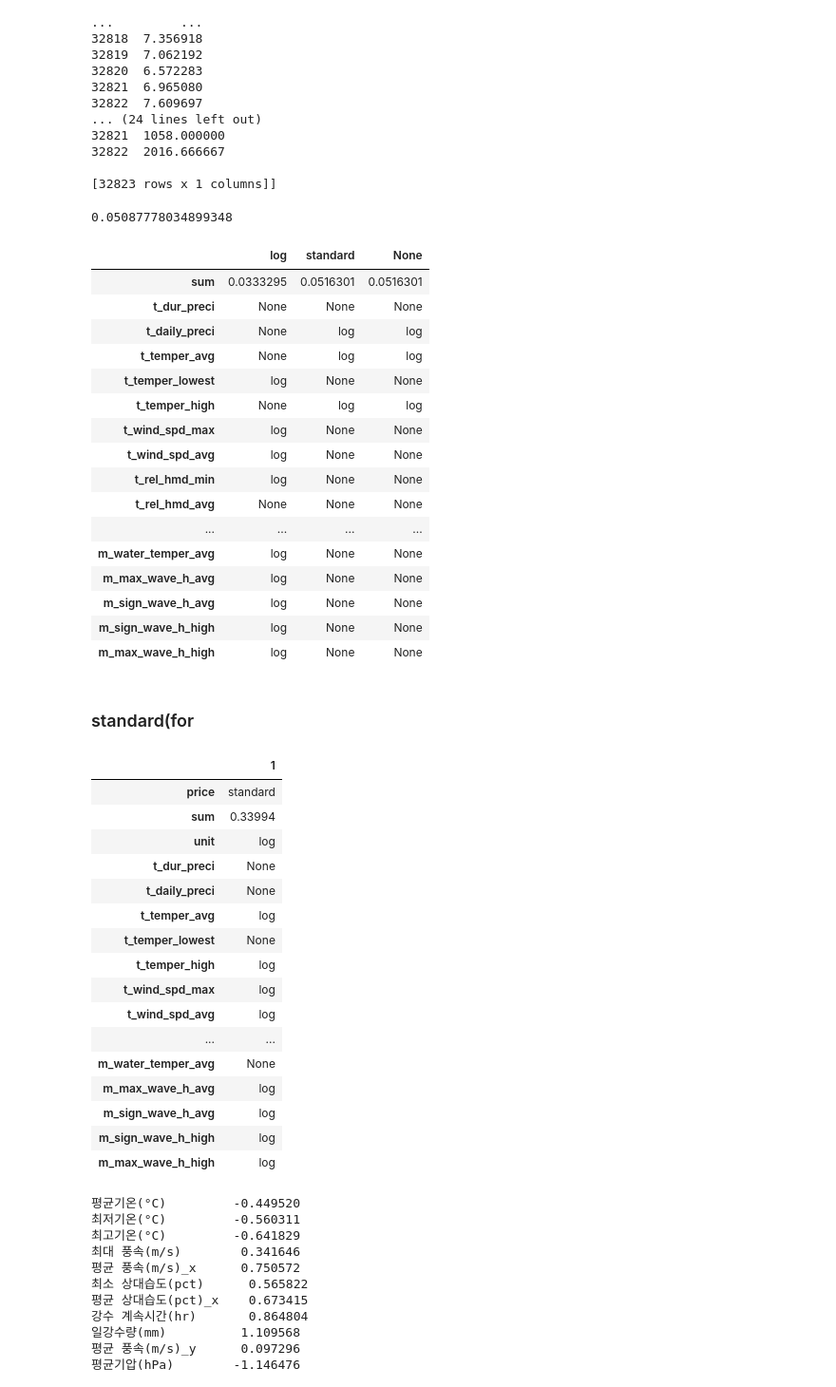
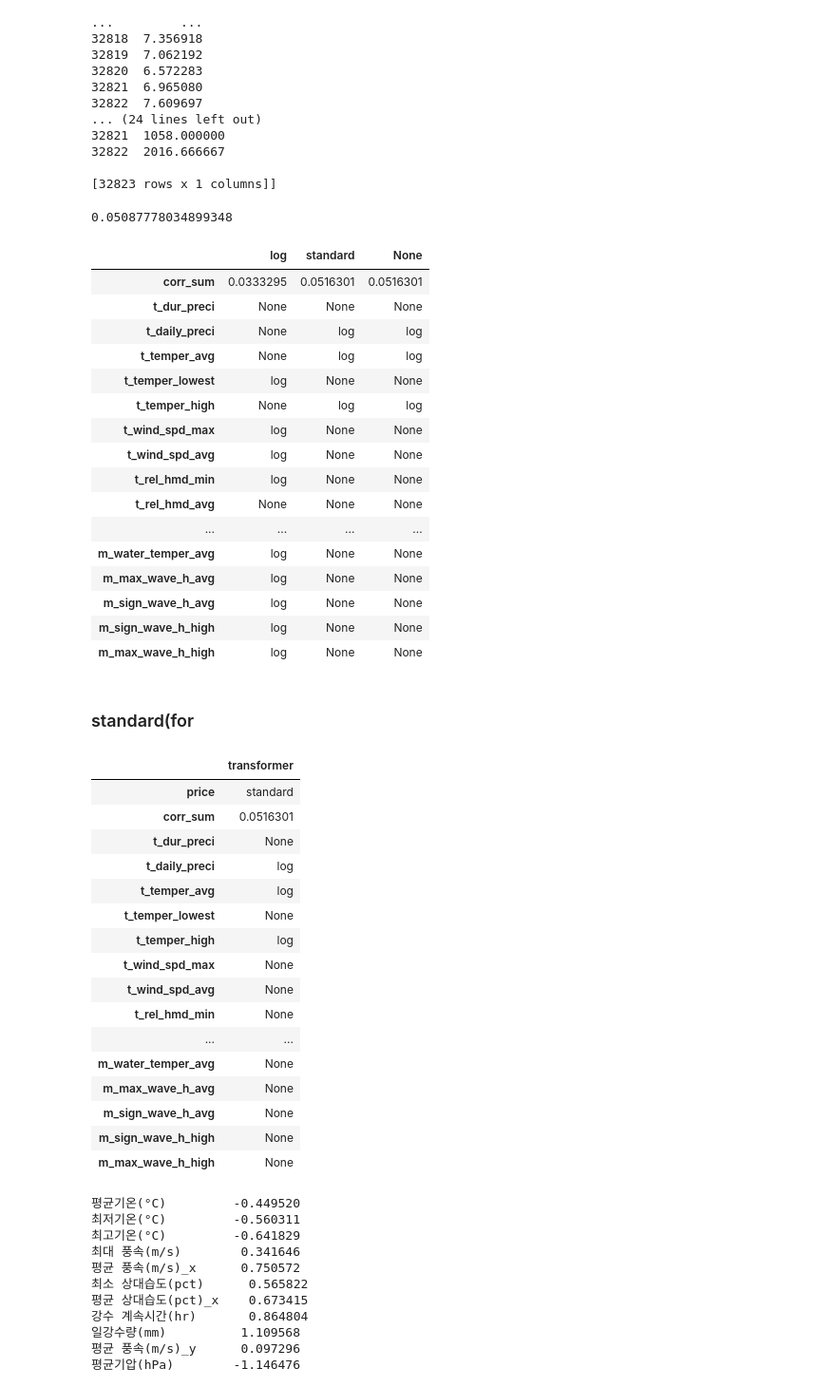
Before and after one commit to meowpunch/bobsim-research, a Jupyter notebook: src/main/python/naive_correlation.ipynb, the cells around one changed output. Shown at 95% size. Drawn from its saved outputs; the diff is of its cells as text; code cells hidden in the pictures.

```diff
--- a/src/main/python/naive_correlation.ipynb
+++ b/src/main/python/naive_correlation.ipynb
@@ -42,12 +42,6 @@ def sum_corr(df):
     # method{‘pearson’, ‘kendall’, ‘spearman’}
     corr = df.corr()
     return abs(corr['price'].drop('price')).sum()
-
-def analyze_skew(df):
-    return get_skews(df)
-
-def analyze_coef(df):
-    return sum_coef(df)
 
 def transform(transformer, df):
     if isinstance(transformer, TransformerMixin):
@@ -101,7 +95,7 @@ def grid_search(X: pd.DataFrame, y: pd.Series):
     return pd.DataFrame(result, columns=X.columns, index=t_names_y)
 
 def get_final_df(df):
-    sum_df = pd.DataFrame(np.array(df.values.tolist())[:, :, 1], df.index, df.columns).astype("float").sum(axis=1).rename("sum")
+    sum_df = pd.DataFrame(np.array(df.values.tolist())[:, :, 1], df.index, df.columns).astype("float").sum(axis=1).rename("corr_sum")
     transformer_df = pd.DataFrame(np.array(df.values.tolist())[:, :, 0], df.index, df.columns)
     return pd.concat([sum_df, transformer_df], axis=1)
 
@@ -151,7 +145,7 @@ result08.T
 # %% [output]
 0.05087778034899348
 |  | log | standard | None |
-| sum | 0.0333295 | 0.0516301 | 0.0516301 |
+| corr_sum | 0.0333295 | 0.0516301 | 0.0516301 |
 | t_dur_preci | None | None | None |
 | t_daily_preci | None | log | log |
 | t_temper_avg | None | log | log |
@@ -172,25 +166,25 @@ temp_df = result08.reset_index().rename(columns={"index": "price"})
 # %% [markdown]
 ### standard(for
 # %%
-temp_df[temp_df['price']=='standard'].T
+temp_df[temp_df['price']=='standard'].T.rename(columns={1:"transformer"})
 # %% [output]
-|  | 1 |
+|  | transformer |
 | price | standard |
-| sum | 0.33994 |
-| unit | log |
+| corr_sum | 0.0516301 |
 | t_dur_preci | None |
-| t_daily_preci | None |
+| t_daily_preci | log |
 | t_temper_avg | log |
 | t_temper_lowest | None |
 | t_temper_high | log |
-| t_wind_spd_max | log |
-| t_wind_spd_avg | log |
+| t_wind_spd_max | None |
+| t_wind_spd_avg | None |
+| t_rel_hmd_min | None |
 | ... | ... |
 | m_water_temper_avg | None |
-| m_max_wave_h_avg | log |
-| m_sign_wave_h_avg | log |
-| m_sign_wave_h_high | log |
-| m_max_wave_h_high | log |
+| m_max_wave_h_avg | None |
+| m_sign_wave_h_avg | None |
+| m_sign_wave_h_high | None |
+| m_max_wave_h_high | None |
 # %%
 skews08
 # %% [output]
```
Also changed, not shown: parts of 1 cell of this notebook, 17 other files.
